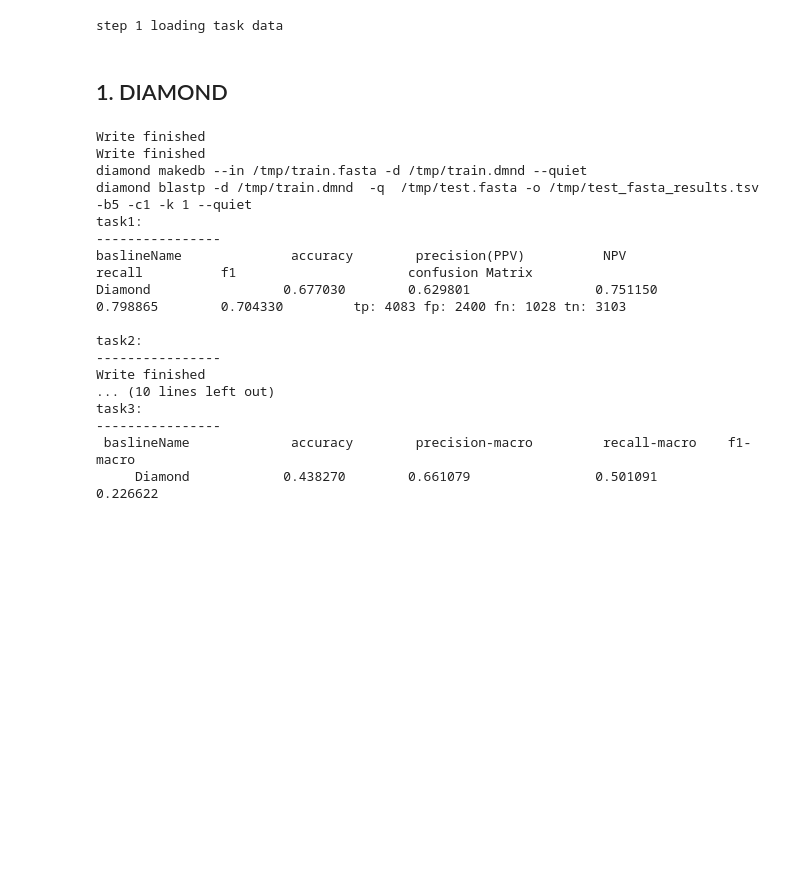
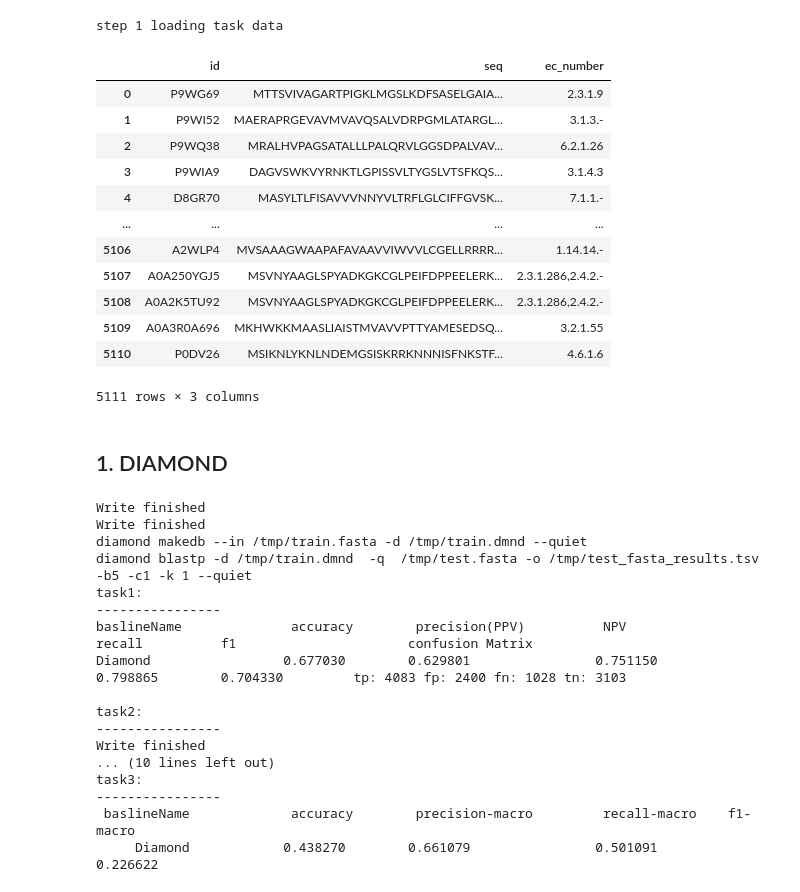
Before and after one commit to kingstdio/ECRECer, a Jupyter notebook: baselines.ipynb, the cells around one changed output. Saved outputs shown, nothing was run; the diff lists cells and outputs as text; code cells hidden in the pictures; blank space fills up the shorter version.

```diff
--- a/baselines.ipynb
+++ b/baselines.ipynb
@@ -38,5 +38,21 @@ data_task3_test = pd.read_feather(cfg.FILE_TASK3_TEST)
 # %% [output]
 step 1 loading task data
+# %%
+data_task3_test
+# %% [output]
+|  | id | seq | ec_number |
+| 0 | P9WG69 | MTTSVIVAGARTPIGKLMGSLKDFSASELGAIA... | 2.3.1.9 |
+| 1 | P9WI52 | MAERAPRGEVAVMVAVQSALVDRPGMLATARGL... | 3.1.3.- |
+| 2 | P9WQ38 | MRALHVPAGSATALLLPALQRVLGGSDPALVAV... | 6.2.1.26 |
+| 3 | P9WIA9 | DAGVSWKVYRNKTLGPISSVLTYGSLVTSFKQS... | 3.1.4.3 |
+| 4 | D8GR70 | MASYLTLFISAVVVNNYVLTRFLGLCIFFGVSK... | 7.1.1.- |
+| ... | ... | ... | ... |
+| 5106 | A2WLP4 | MVSAAAGWAAPAFAVAAVVIWVVLCGELLRRRR... | 1.14.14.- |
+| 5107 | A0A250YGJ5 | MSVNYAAGLSPYADKGKCGLPEIFDPPEELERK... | 2.3.1.286,2.4.2.- |
+| 5108 | A0A2K5TU92 | MSVNYAAGLSPYADKGKCGLPEIFDPPEELERK... | 2.3.1.286,2.4.2.- |
+| 5109 | A0A3R0A696 | MKHWKKMAASLIAISTMVAVVPTTYAMESEDSQ... | 3.2.1.55 |
+| 5110 | P0DV26 | MSIKNLYKNLNDEMGSISKRRKNNNISFNKSTF... | 4.6.1.6 |
+5111 rows × 3 columns
 # %% [markdown]
 ## 1. DIAMOND
 # %%
```
Also changed, not shown: parts of 14 cells of this notebook, 2 other files.
